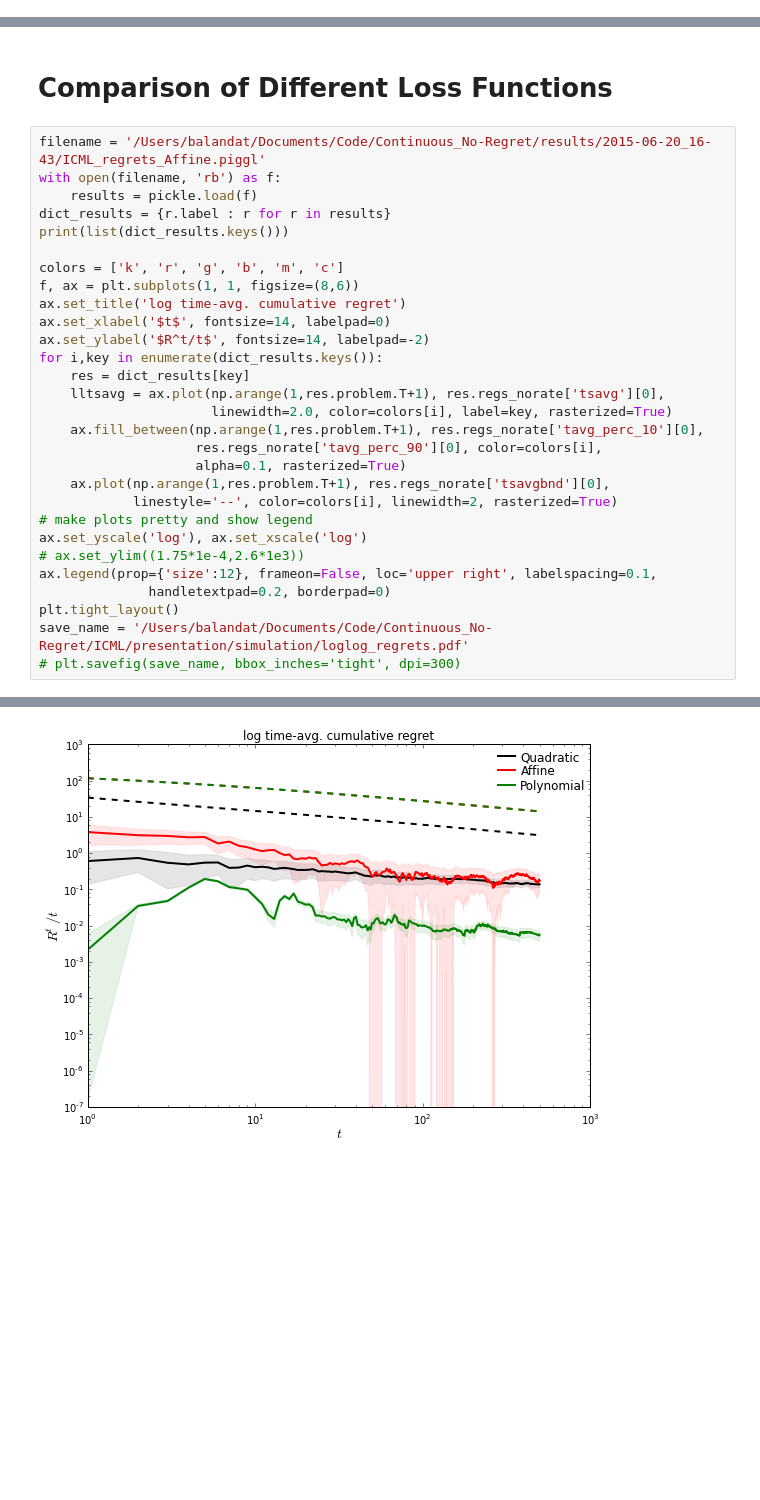
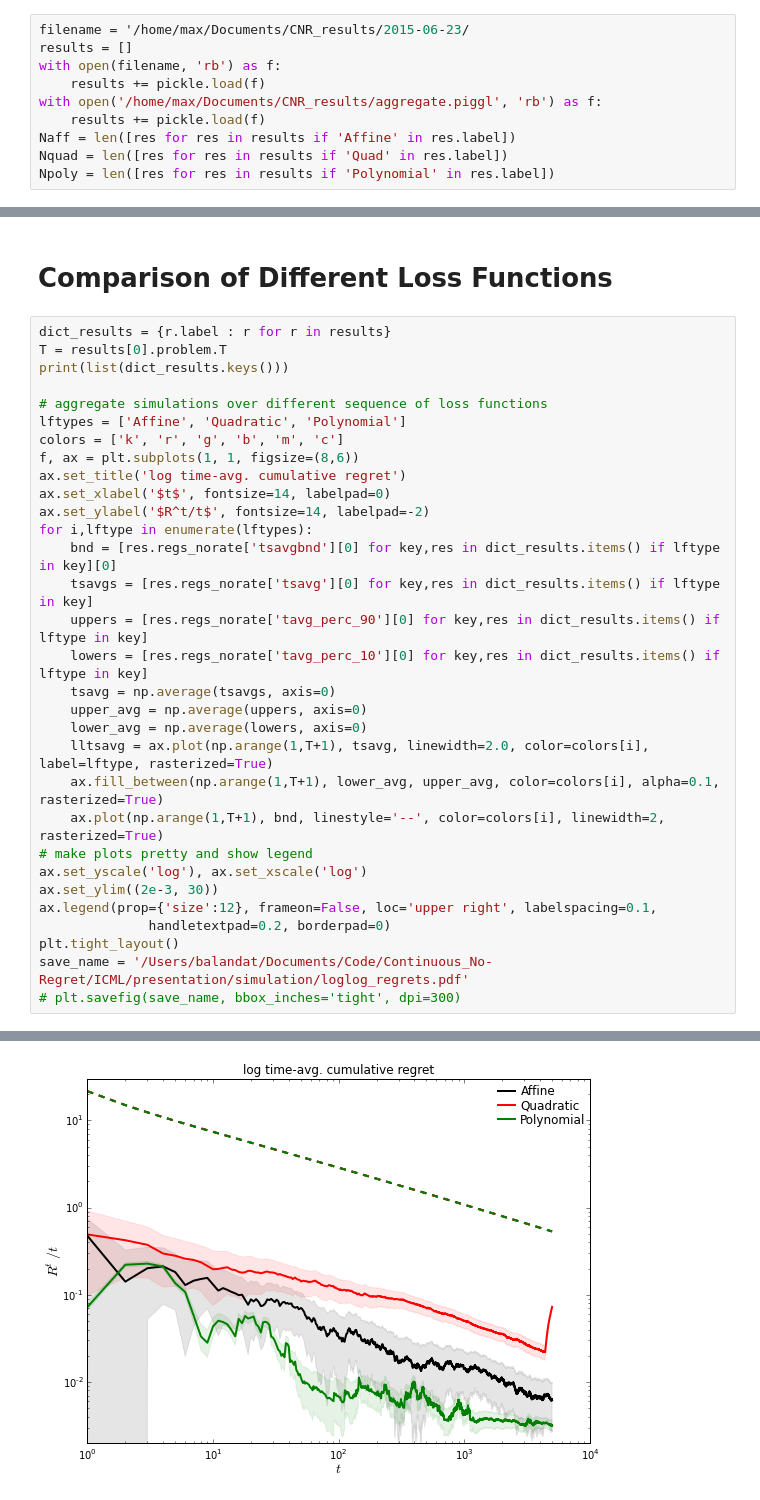
Before and after one commit to Balandat/cont_no_regret, a Jupyter notebook: ipython_notebooks/ICML_talk_plots.ipynb, the cells around one changed output, grey strips where cells are left out. Drawn from its saved outputs; the diff is of its cells as text; blank space fills up the shorter version.

Commit message:
Some old updates to ICML simulations

```diff
--- a/ipython_notebooks/ICML_talk_plots.ipynb
+++ b/ipython_notebooks/ICML_talk_plots.ipynb
@@ -11,0 +14,10 @@ from ContNoRegret.utils import visualize_potentials, plot_loglogs, plot_snapshot
+# %%
+filename = '/home/max/Documents/CNR_results/2015-06-23/
+results = []
+with open(filename, 'rb') as f:
+    results += pickle.load(f)
+with open('/home/max/Documents/CNR_results/aggregate.piggl', 'rb') as f:
+    results += pickle.load(f)
+Naff = len([res for res in results if 'Affine' in res.label])
+Nquad = len([res for res in results if 'Quad' in res.label])
+Npoly = len([res for res in results if 'Polynomial' in res.label])
@@ -12,29 +33,31 @@ from ContNoRegret.utils import visualize_potentials, plot_loglogs, plot_snapshot
 # %% [markdown]
 # Comparison of Different Loss Functions
 # %%
-filename = '/Users/balandat/Documents/Code/Continuous_No-Regret/results/2015-06-20_16-43/ICML_regrets_Affine.piggl'
-with open(filename, 'rb') as f:
-    results = pickle.load(f)
 dict_results = {r.label : r for r in results}
+T = results[0].problem.T
 print(list(dict_results.keys()))
 
+# aggregate simulations over different sequence of loss functions
+lftypes = ['Affine', 'Quadratic', 'Polynomial']
 colors = ['k', 'r', 'g', 'b', 'm', 'c']
 f, ax = plt.subplots(1, 1, figsize=(8,6))
 ax.set_title('log time-avg. cumulative regret')
 ax.set_xlabel('$t$', fontsize=14, labelpad=0)
 ax.set_ylabel('$R^t/t$', fontsize=14, labelpad=-2)
-for i,key in enumerate(dict_results.keys()):
-    res = dict_results[key]
-    lltsavg = ax.plot(np.arange(1,res.problem.T+1), res.regs_norate['tsavg'][0],
-                      linewidth=2.0, color=colors[i], label=key, rasterized=True)
-    ax.fill_between(np.arange(1,res.problem.T+1), res.regs_norate['tavg_perc_10'][0],
-                    res.regs_norate['tavg_perc_90'][0], color=colors[i],
-                    alpha=0.1, rasterized=True)
-    ax.plot(np.arange(1,res.problem.T+1), res.regs_norate['tsavgbnd'][0],
-            linestyle='--', color=colors[i], linewidth=2, rasterized=True)
+for i,lftype in enumerate(lftypes):
+    bnd = [res.regs_norate['tsavgbnd'][0] for key,res in dict_results.items() if lftype in key][0]
+    tsavgs = [res.regs_norate['tsavg'][0] for key,res in dict_results.items() if lftype in key]
+    uppers = [res.regs_norate['tavg_perc_90'][0] for key,res in dict_results.items() if lftype in key]
+    lowers = [res.regs_norate['tavg_perc_10'][0] for key,res in dict_results.items() if lftype in key]
+    tsavg = np.average(tsavgs, axis=0)
+    upper_avg = np.average(uppers, axis=0)
+    lower_avg = np.average(lowers, axis=0)
+    lltsavg = ax.plot(np.arange(1,T+1), tsavg, linewidth=2.0, color=colors[i], label=lftype, rasterized=True)
+    ax.fill_between(np.arange(1,T+1), lower_avg, upper_avg, color=colors[i], alpha=0.1, rasterized=True)
+    ax.plot(np.arange(1,T+1), bnd, linestyle='--', color=colors[i], linewidth=2, rasterized=True)
 # make plots pretty and show legend
 ax.set_yscale('log'), ax.set_xscale('log')
-# ax.set_ylim((1.75*1e-4,2.6*1e3))
+ax.set_ylim((2e-3, 30))
 ax.legend(prop={'size':12}, frameon=False, loc='upper right', labelspacing=0.1,
               handletextpad=0.2, borderpad=0)
 plt.tight_layout()
@@ -45 +68 @@ save_name = '/Users/balandat/Documents/Code/Continuous_No-Regret/ICML/presentati
-[figure, old version]
+[figure, new version]
```
Also changed, not shown: parts of 28 cells of this notebook, 3 other files.
